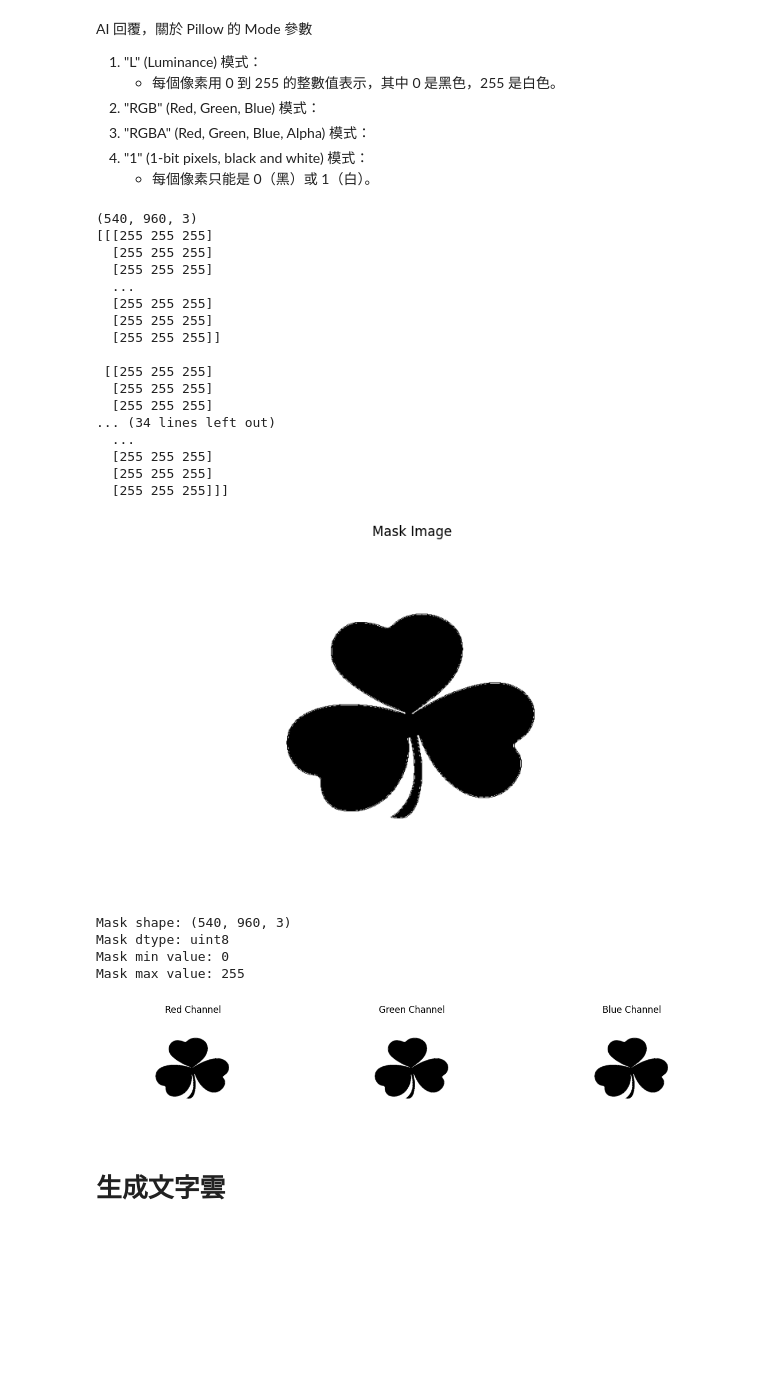
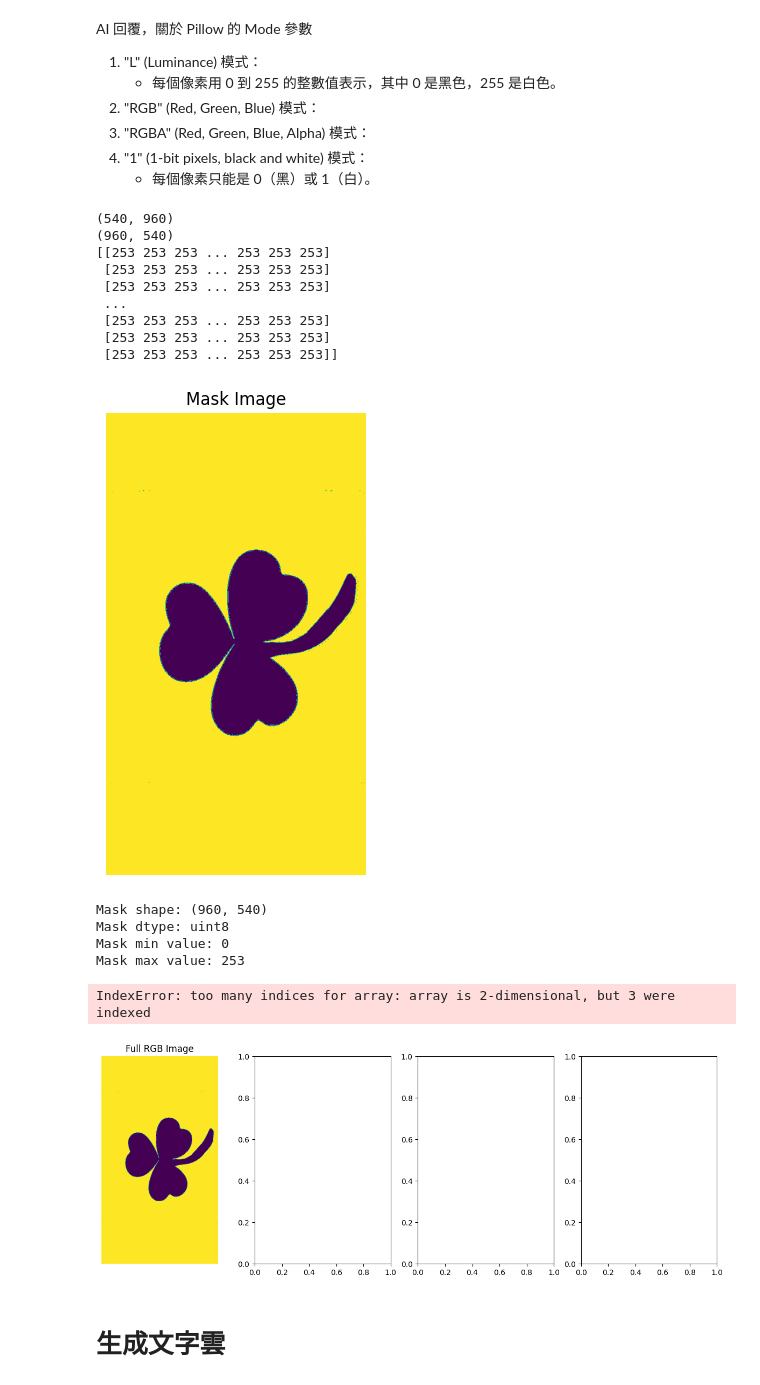
Before and after one commit to wastu01/Python-WordCloud, a Jupyter notebook: Googlenews_v2.ipynb, the cells around one changed output. Saved outputs shown, nothing was run; the diff lists cells and outputs as text; code cells hidden in the pictures; blank space fills up the shorter version.

```diff
--- a/Googlenews_v2.ipynb
+++ b/Googlenews_v2.ipynb
@@ -607,63 +743,69 @@ AI 回覆，關於 Pillow 的 Mode 參數
 <!-- 使用 Python Teseeract OCR OpenCV 模組處理圖片，有用過 -->
 # %%
 # 因為轉灰階變成二維，再轉回去三維
+print(mask_image.shape)
 if len(mask_image.shape) == 2:
-    mask_image = np.stack((mask_image,) * 3, axis=-1)
+    mask_image = np.stack((mask_image) * 3, axis=-1)
     print(mask_image.shape)
     print(mask_image)
 # %% [output]
-(540, 960, 3)
-[[[255 255 255]
-  [255 255 255]
-  [255 255 255]
-  ...
-  [255 255 255]
-  [255 255 255]
-  [255 255 255]]
-
- [[255 255 255]
-  [255 255 255]
-  [255 255 255]
-... (34 lines left out)
-  ...
-  [255 255 255]
-  [255 255 255]
-  [255 255 255]]]
+(540, 960)
+(960, 540)
+[[253 253 253 ... 253 253 253]
+ [253 253 253 ... 253 253 253]
+ [253 253 253 ... 253 253 253]
+ ...
+ [253 253 253 ... 253 253 253]
+ [253 253 253 ... 253 253 253]
+ [253 253 253 ... 253 253 253]]
 # %%
 import matplotlib.pyplot as plt
 
 # 檢查轉換後的遮罩圖片
 plt.figure(figsize=(10, 6))
-plt.imshow(mask_image, cmap='gray')  # 使用灰度顏色映射
+plt.imshow(mask_image)  # 使用灰度顏色映射
 plt.title("Mask Image")
 plt.axis('off')
 plt.show()
 
 # 打印遮罩圖片的形狀和一些基本統計信息
 print("Mask shape:", mask_image.shape)
 print("Mask dtype:", mask_image.dtype)
 print("Mask min value:", mask_image.min())
 print("Mask max value:", mask_image.max())
 
 # 如果需要查看 RGB 通道
-fig, (ax1, ax2, ax3) = plt.subplots(1, 3, figsize=(15, 5))
-ax1.imshow(mask_image[:,:,0], cmap='gray')
-ax1.set_title('Red Channel')
+fig, (ax1, ax2, ax3, ax4) = plt.subplots(1, 4, figsize=(15, 5))
+# 顯示完整的 RGB 圖像
+ax1.imshow(mask_image)
+ax1.set_title('Full RGB Image')
 ax1.axis('off')
-ax2.imshow(mask_image[:,:,1], cmap='gray')
-ax2.set_title('Green Channel')
+
+# 顯示紅色通道
+ax2.imshow(mask_image[:,:,0], cmap='Reds')
+ax2.set_title('Red Channel')
 ax2.axis('off')
-ax3.imshow(mask_image[:,:,2], cmap='gray')
-ax3.set_title('Blue Channel')
+
+# 顯示綠色通道
+ax3.imshow(mask_image[:,:,1], cmap='Greens')
+ax3.set_title('Green Channel')
 ax3.axis('off')
+
+# 顯示藍色通道
+ax4.imshow(mask_image[:,:,2], cmap='Blues')
+ax4.set_title('Blue Channel')
+ax4.axis('off')
+
+plt.tight_layout()
 plt.show()
 # %% [output]
-[figure, old version]
+[figure, new version]
-Mask shape: (540, 960, 3)
+Mask shape: (960, 540)
 Mask dtype: uint8
 Mask min value: 0
-Mask max value: 255
+Mask max value: 253
+IndexError: too many indices for array: array is 2-dimensional, but 3 were indexed
-[figure, old version]
+[figure, new version]
 # %% [markdown]
 # 生成文字雲
 # %%
```
Also changed, not shown: parts of 24 cells of this notebook.
